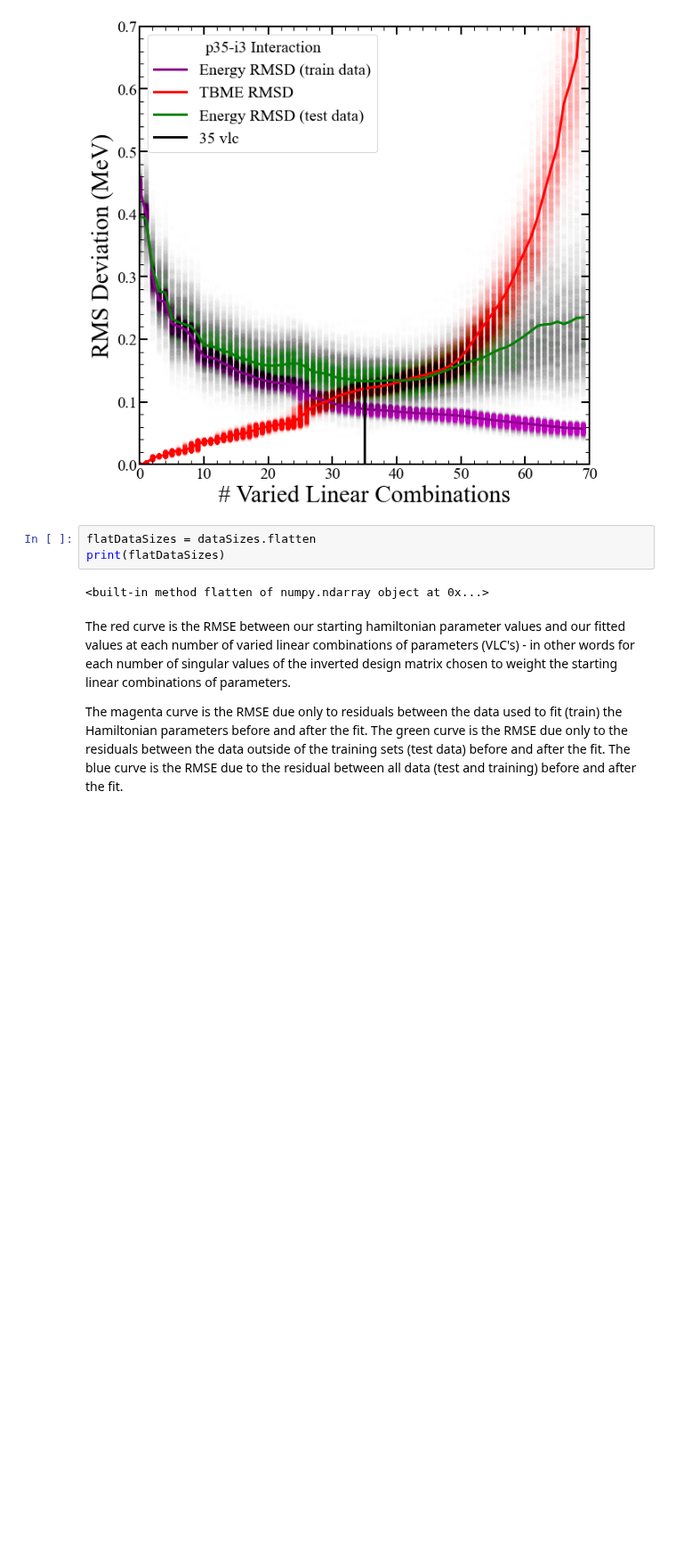
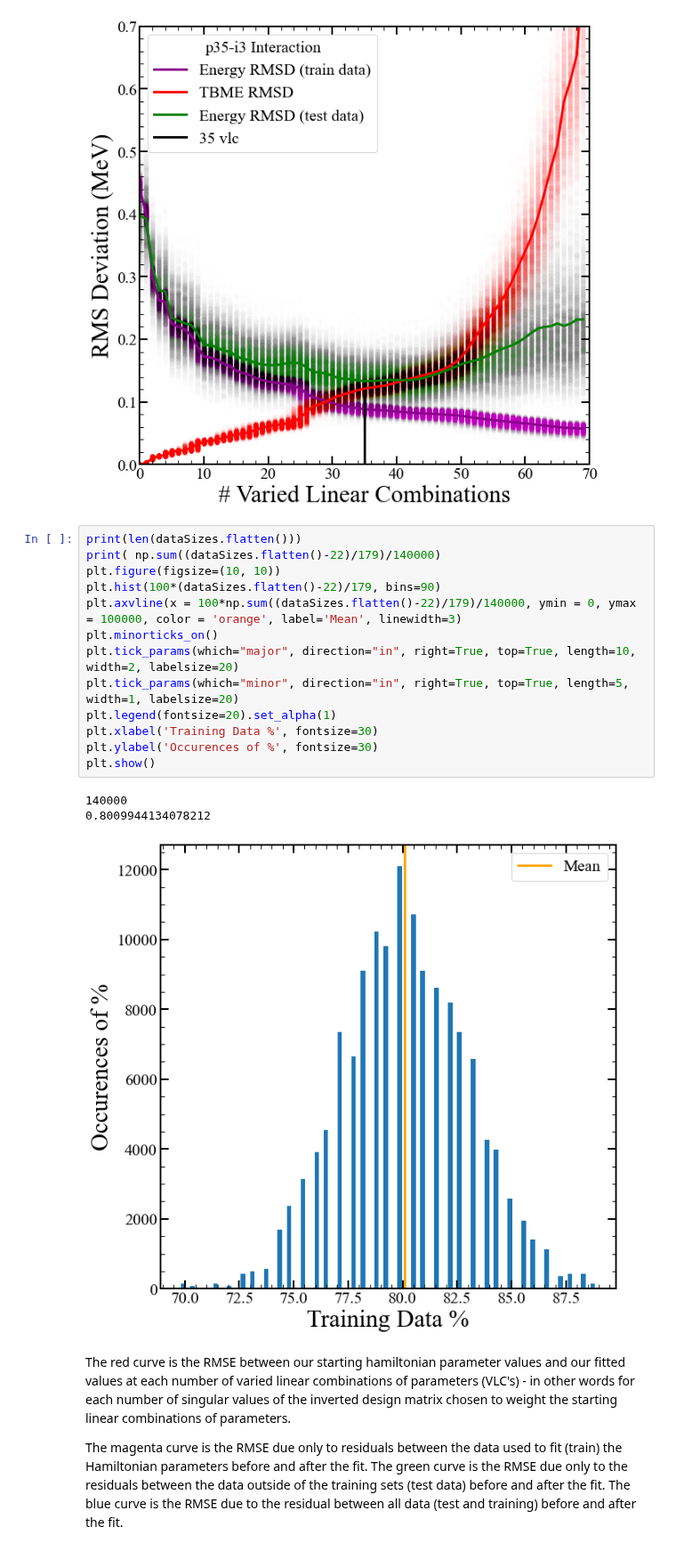
Before and after one commit to JordanPurcell/Research, a Jupyter notebook: n50fit/ave3f2/SVD.ipynb, the cells around one changed output. Shown at 89% size. Cells and saved outputs as stored; diff of their text form; blank space fills up the shorter version.

Commit message:
Data Sizes
Update to show distribution of training data sets involved in fitting algorithm

```diff
--- a/n50fit/ave3f2/SVD.ipynb
+++ b/n50fit/ave3f2/SVD.ipynb
@@ -211,11 +211,23 @@ plt.legend(fontsize=20, title='p35-i3 Interaction', title_fontsize=20).set_alpha
 plt.show()
 # %% [output]
 [figure]
-# %%
-flatDataSizes = dataSizes.flatten
-print(flatDataSizes)
-# %% [output]
-<built-in method flatten of numpy.ndarray object at 0x...>
+# %%
+print(len(dataSizes.flatten()))
+print( np.sum((dataSizes.flatten()-22)/179)/140000)
+plt.figure(figsize=(10, 10))
+plt.hist(100*(dataSizes.flatten()-22)/179, bins=90)
+plt.axvline(x = 100*np.sum((dataSizes.flatten()-22)/179)/140000, ymin = 0, ymax = 100000, color = 'orange', label='Mean', linewidth=3)
+plt.minorticks_on()
+plt.tick_params(which="major", direction="in", right=True, top=True, length=10, width=2, labelsize=20)
+plt.tick_params(which="minor", direction="in", right=True, top=True, length=5, width=1, labelsize=20)
+plt.legend(fontsize=20).set_alpha(1)
+plt.xlabel('Training Data %', fontsize=30)
+plt.ylabel('Occurences of %', fontsize=30)
+plt.show()
+# %% [output]
+140000
+0.8009944134078212
+[figure, added]
 # %% [markdown]
 The red curve is the RMSE between our starting hamiltonian parameter values and our fitted values at each number of varied linear combinations of parameters (VLC's) - in other words for each number of singular values of the inverted design matrix chosen to weight the starting linear combinations of parameters.
 
```
Also changed, not shown: 1 other file.
